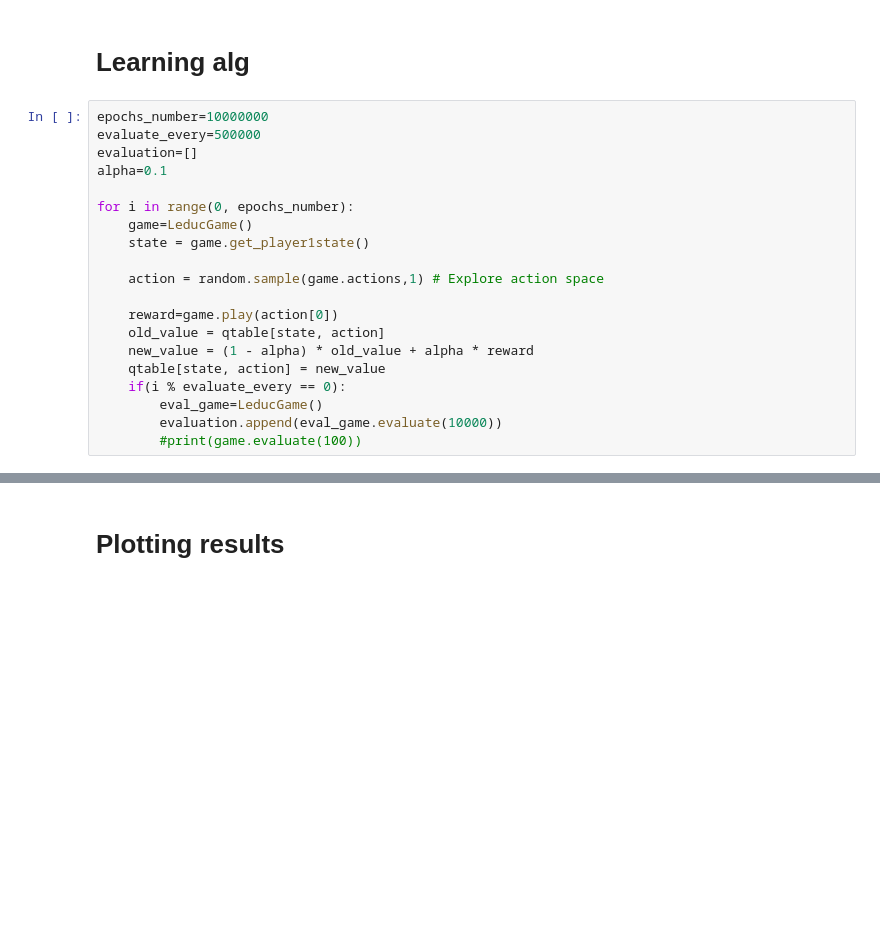
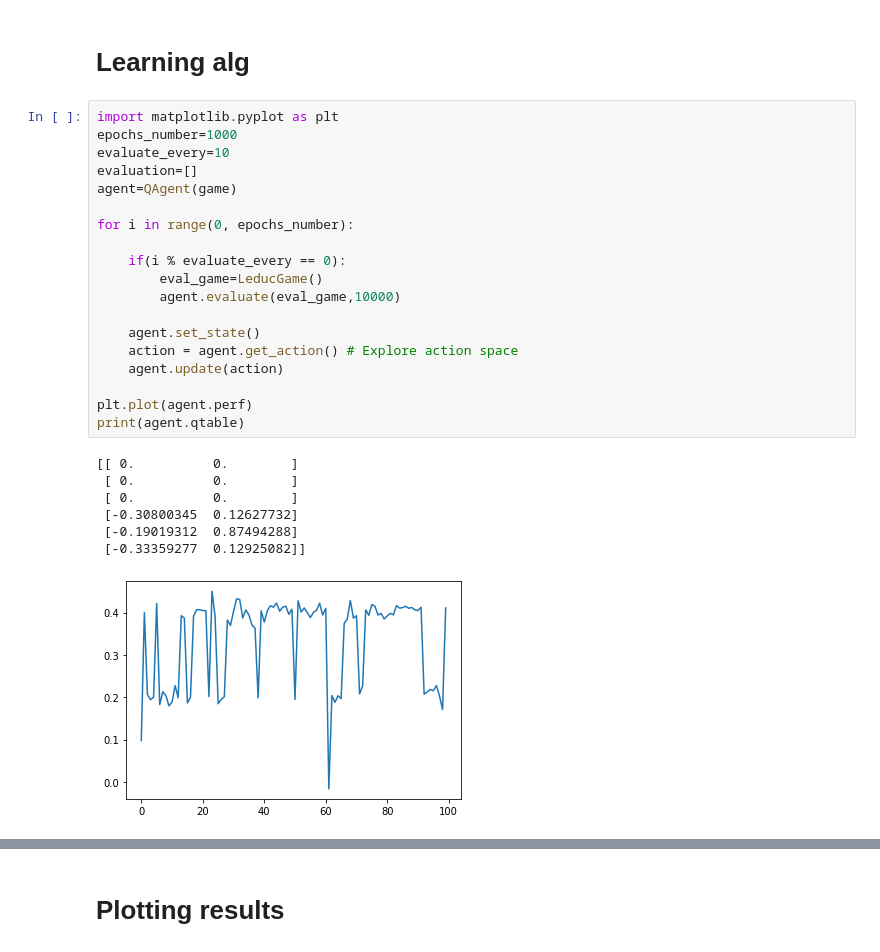
Before and after one commit to NathanJanniaux/Reinforcement-learning-Leduc-Poker, a Jupyter notebook: Leduc_Push_Fold.ipynb, the cells around one changed output, grey strips where cells are left out. Drawn from its saved outputs; the diff is of its cells as text; blank space fills up the shorter version.

Commit message:
Create Agent class and improve the random action process

```diff
--- a/Leduc_Push_Fold.ipynb
+++ b/Leduc_Push_Fold.ipynb
@@ -118,23 +154,30 @@ print(qtable)
  [0. 0.]]
 # %% [markdown]
 # Learning alg
-# %%
-epochs_number=10000000
-evaluate_every=500000
-evaluation=[]
-alpha=0.1
-
-for i in range(0, epochs_number):
-    game=LeducGame()
-    state = game.get_player1state()
-
-    action = random.sample(game.actions,1) # Explore action space
-
-    reward=game.play(action[0])
-    old_value = qtable[state, action]
-    new_value = (1 - alpha) * old_value + alpha * reward
-    qtable[state, action] = new_value
-    if(i % evaluate_every == 0):
-        eval_game=LeducGame()
-        evaluation.append(eval_game.evaluate(10000))
-        #print(game.evaluate(100))
+# %%
+import matplotlib.pyplot as plt
+epochs_number=1000
+evaluate_every=10
+evaluation=[]
+agent=QAgent(game)
+
+for i in range(0, epochs_number):
+
+    if(i % evaluate_every == 0):
+        eval_game=LeducGame()
+        agent.evaluate(eval_game,10000)
+
+    agent.set_state()
+    action = agent.get_action() # Explore action space
+    agent.update(action)
+
+plt.plot(agent.perf)
+print(agent.qtable)
+# %% [output]
+[[ 0.          0.        ]
+ [ 0.          0.        ]
+ [ 0.          0.        ]
+ [-0.30800345  0.12627732]
+ [-0.19019312  0.87494288]
+ [-0.33359277  0.12925082]]
+[figure, added]
```
Also changed, not shown: parts of 10 cells of this notebook.
